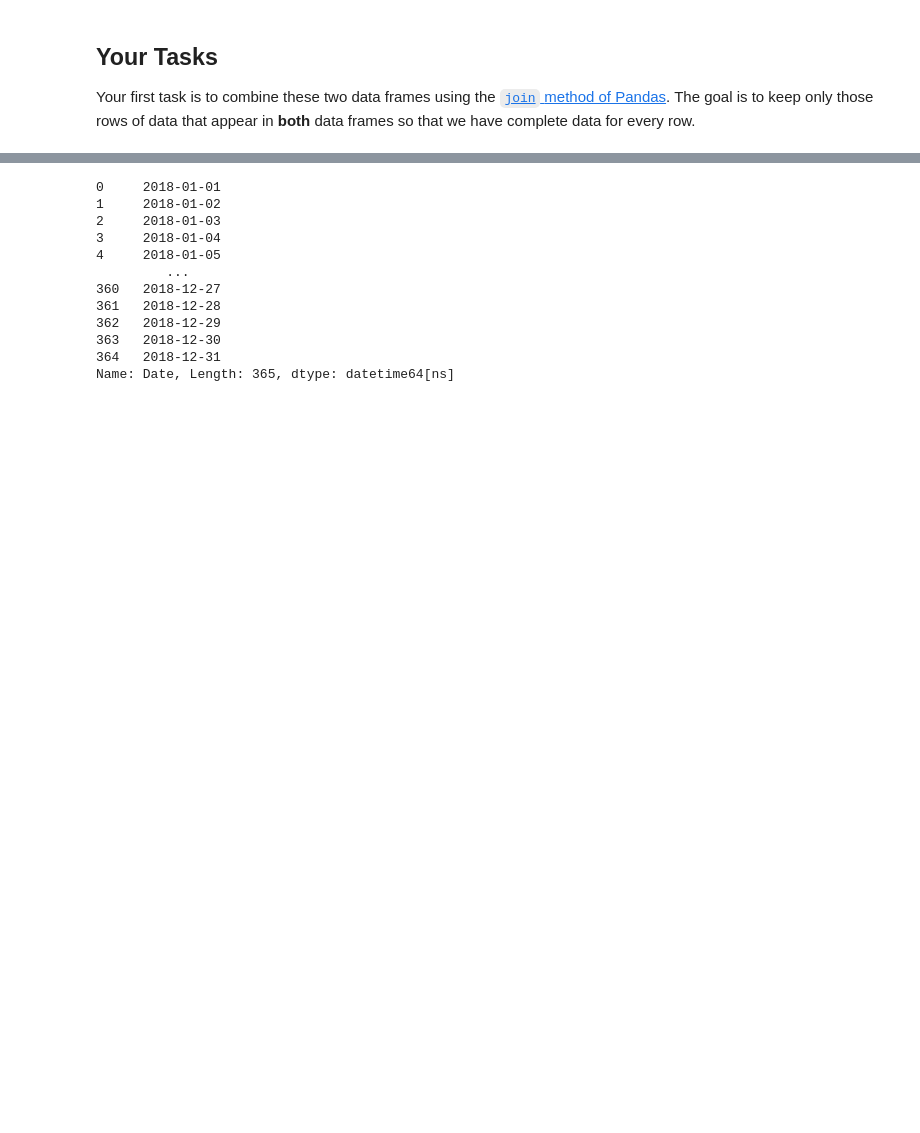
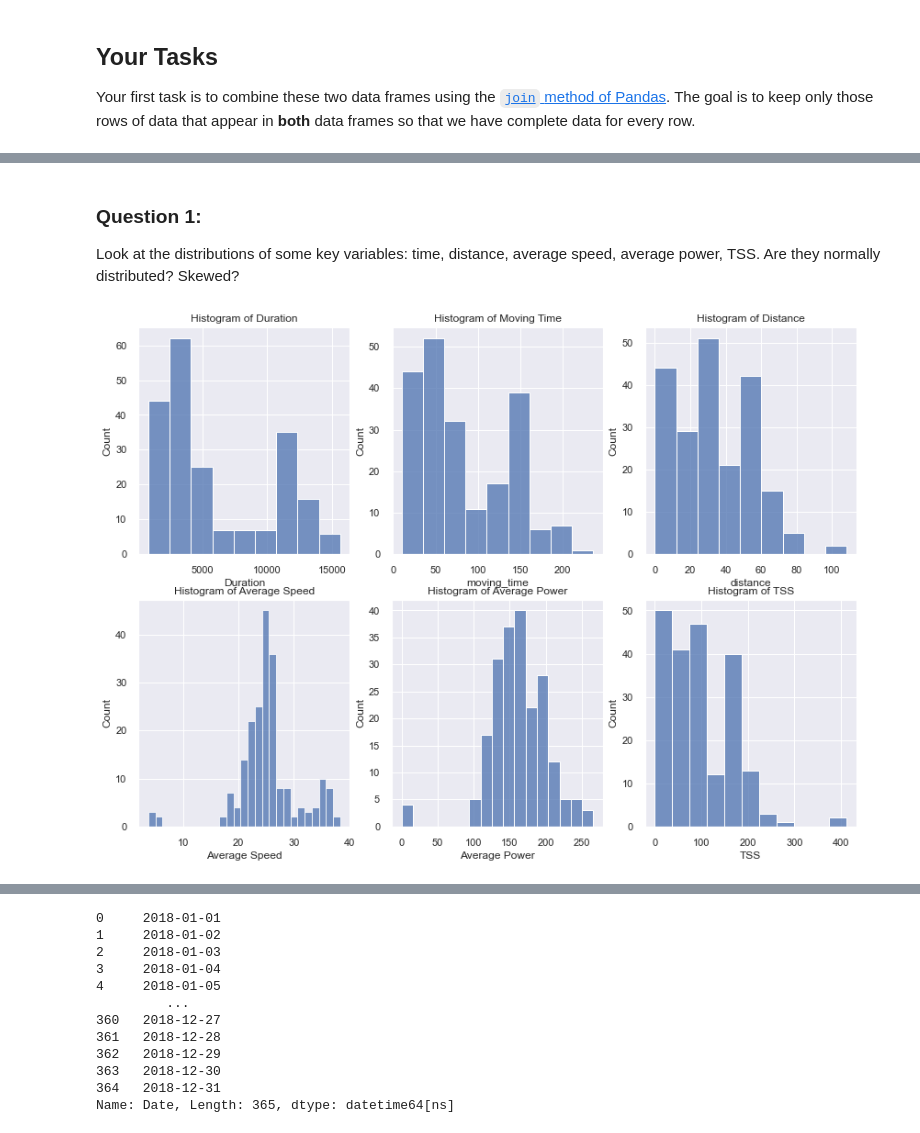
Before and after one commit to mona-piya/DS-portfolio-s1-2021-MonaMunegan, a Jupyter notebook: Portfolio 1.ipynb, the cells around one changed output, grey strips where cells are left out. Drawn from its saved outputs; the diff is of its cells as text; code cells hidden in the pictures; blank space fills up the shorter version.

```diff
--- a/Portfolio 1.ipynb
+++ b/Portfolio 1.ipynb
@@ -382,0 +95,4 @@ sns.boxplot(x = 'workout_type', y='distance', data=result, width=0.5)
+# %%
+#Inner Join strava and cheetah
+strava_n_cheetah = strava.join(cheetah, how="inner")
+strava_n_cheetah
@@ -382,0 +117,14 @@ sns.boxplot(x = 'workout_type', y='distance', data=result, width=0.5)
+# %%
+#Remove rides with no measured power (where device_watts is False) - these are commutes or MTB rides
+strava_n_cheetah = strava_n_cheetah.drop(strava_n_cheetah.index[strava_n_cheetah.device_watts == False])
+
+#create SC_date(formate yyyy-mm-dd) from index of strava_n_cheetah
+strava_n_cheetah['Date'] = strava_n_cheetah.index
+strava_n_cheetah['SC_Date'] = strava_n_cheetah['Date'].dt.date
+strava_n_cheetah['SC_Date'] = pd.to_datetime(strava_n_cheetah.SC_Date, format='%Y-%m-%d')
+
+#drop temp column 'Date'
+drop_cols = ['Date']
+strava_n_cheetah.drop(drop_cols, axis = 1, inplace = True)
+
+strava_n_cheetah.dtypes
@@ -382,0 +161,10 @@ sns.boxplot(x = 'workout_type', y='distance', data=result, width=0.5)
+# %%
+#Select only interesting columns from strava_n_cheetah to create a samller data fram 'strava_cheetah'
+cols = ['SC_Date','elapsed_time', 'Duration', 'moving_time', 'Time Moving', 'Elevation Gain', 'Average Speed',
+         'average_watts', 'Average Power', 'Nonzero Average Power', 'NP', 'average_heartrate', 'Average Heart Rate',
+         'Average Cadence','average_temp', 'Average Temp', 'VAM', 'Calories (HR)', '1 sec Peak Power', '1 min Peak Hr',
+         'TSS', 'device_watts', 'distance', 'kudos', 'workout_type','elevation_gain']
+
+strava_cheetah = strava_n_cheetah[cols]
+
+strava_cheetah
@@ -382,0 +202,18 @@ sns.boxplot(x = 'workout_type', y='distance', data=result, width=0.5)
+# %% [markdown]
+### Question 1:
+Look at the distributions of some key variables: time, distance, average speed, average power, TSS. Are they normally distributed? Skewed?
+# %%
+#explore the distributions of some key variables: time, distance, average speed, average power, TSS.
+#plot multiple graphs
+sns.set_theme(style="darkgrid")
+df = sns.load_dataset("penguins")
+f, axes = plt.subplots(2, 3, figsize = (14, 10))
+sns.histplot(strava_cheetah['Duration'], ax=axes[0][0]).set_title('Histogram of Duration')
+sns.histplot(strava_cheetah['moving_time'], ax=axes[0][1]).set_title('Histogram of Moving Time')
+sns.histplot(strava_cheetah['distance'], ax=axes[0][2]).set_title('Histogram of Distance')
+sns.histplot(strava_cheetah['Average Speed'], ax=axes[1][0]).set_title('Histogram of Average Speed')
+sns.histplot(strava_cheetah['Average Power'], ax=axes[1][1]).set_title('Histogram of Average Power')
+sns.histplot(strava_cheetah['TSS'], ax=axes[1][2]).set_title('Histogram of TSS')
+plt.show()
+# %% [output]
+[figure, added]
```
Also changed, not shown: parts of 49 cells of this notebook.
